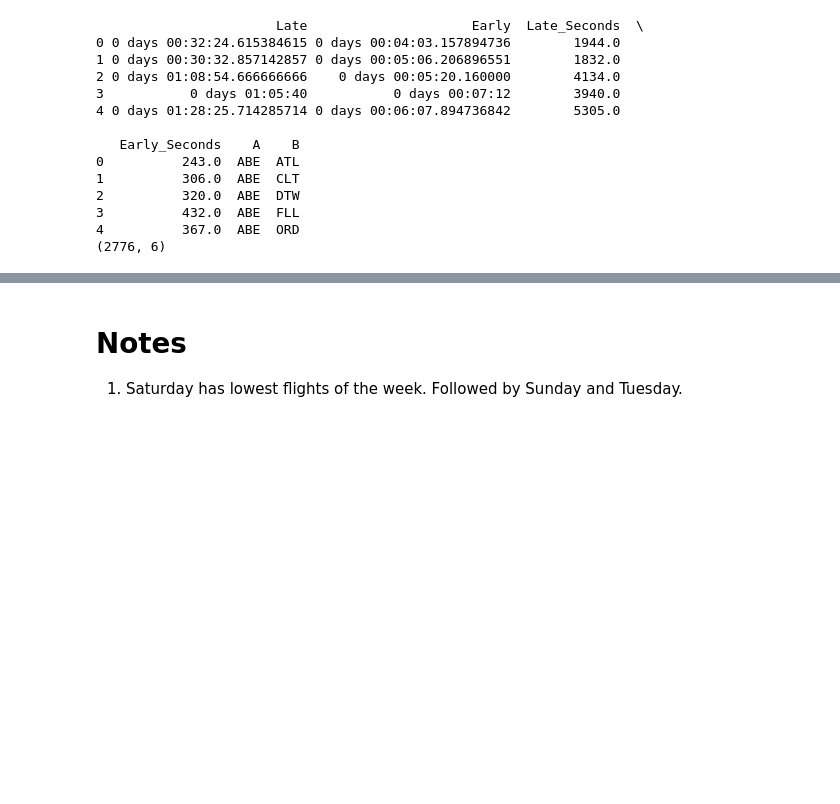
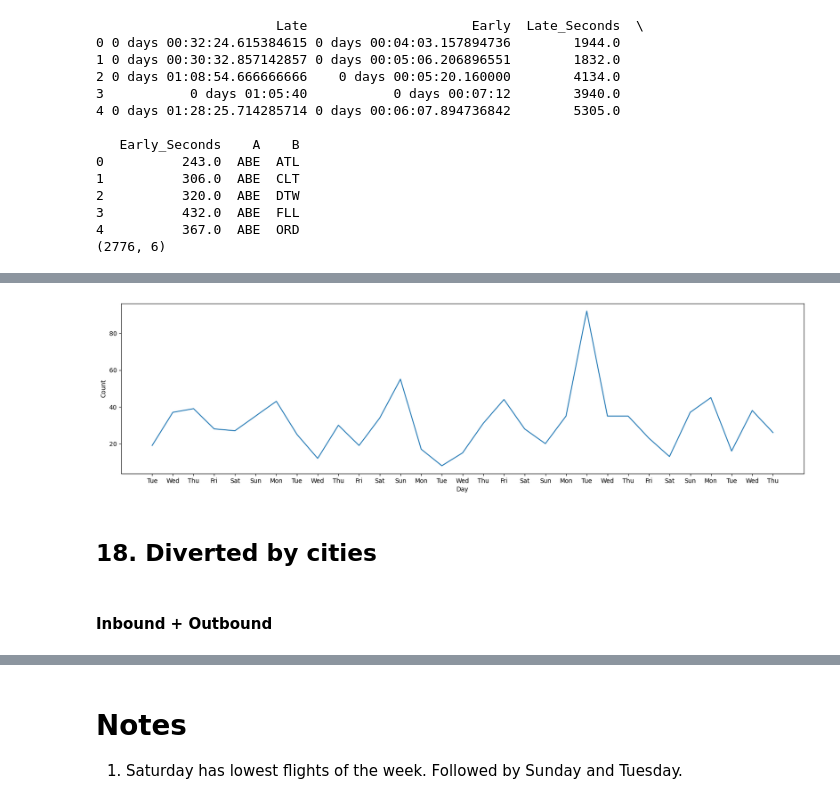
Before and after one commit to torchlightwizard/Data-Analysis-Flight-Travel, a Jupyter notebook: notebooks/eda.ipynb, the cells around one changed output, grey strips where cells are left out. Saved outputs shown, nothing was run; the diff lists cells and outputs as text; code cells hidden in the pictures; blank space fills up the shorter version.

```diff
--- a/notebooks/eda.ipynb
+++ b/notebooks/eda.ipynb
@@ -1075,0 +1088,9 @@ temp = None
+# %%
+def get_diverted():
+    return pd.DataFrame(schedule[schedule["DIVERTED"] == 1]).reset_index()
+# %%
+temp = get_diverted()
+
+temp = pd.DataFrame(temp["FL_DATE"].value_counts()).reset_index()
+temp = temp.sort_values("FL_DATE").reset_index().drop(["index"], axis=1)
+temp.head()
@@ -1075,0 +1104,16 @@ temp = None
+# %%
+temp.columns = ["Date", "Count"]
+temp["Day"] = pd.to_datetime(temp["Date"]).dt.day
+temp["Day of week"] = pd.to_datetime(temp["Date"]).dt.strftime("%a")
+
+plt.figure(figsize=(20, 5))
+p = sns.lineplot(data=temp, x="Day", y="Count")
+p.set_xticks(temp["Day"], labels=temp["Day of week"])
+plt.show()
+temp = None
+# %% [output]
+[figure, added]
+# %% [markdown]
+## 18. Diverted by cities
+# %% [markdown]
+#### Inbound + Outbound
```
Also changed, not shown: parts of 22 cells of this notebook.
